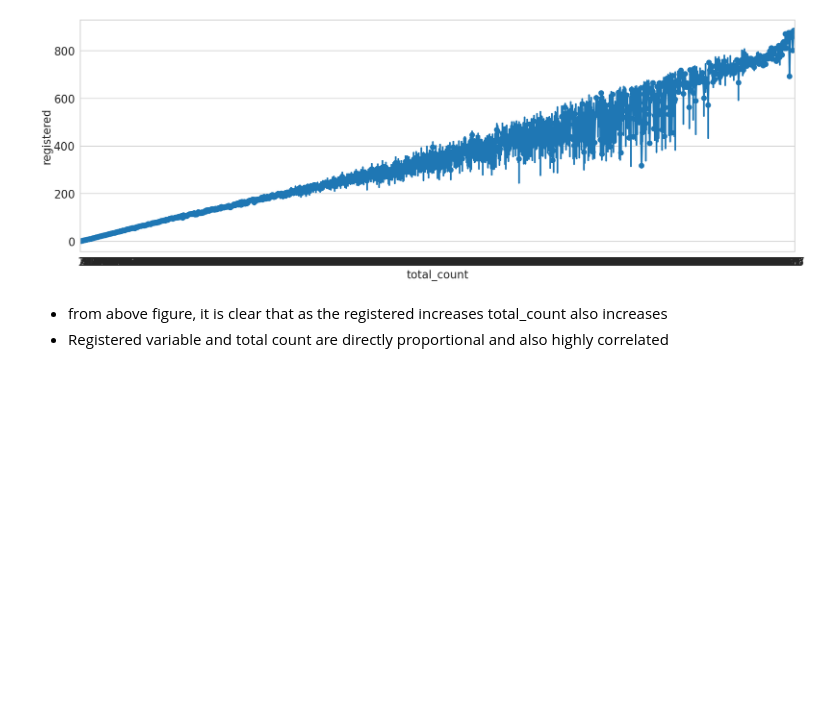
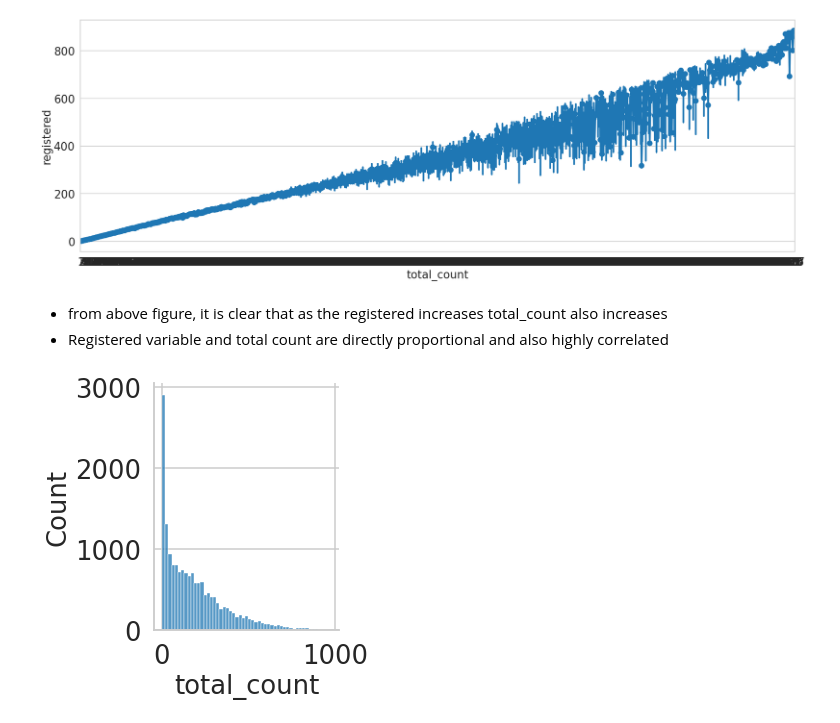
Before and after one commit to rushikeshnaik779/EDA, a Jupyter notebook: Bike_sharing_dataset.ipynb, the cells around one changed output. Drawn from its saved outputs; the diff is of its cells as text; code cells hidden in the pictures; blank space fills up the shorter version.

```diff
--- a/Bike_sharing_dataset.ipynb
+++ b/Bike_sharing_dataset.ipynb
@@ -328,3 +328,8 @@ sns.pointplot(
 # %% [markdown]
 - from above figure, it is clear that as the registered increases total_count also increases
 - Registered variable and total count are directly proportional and also highly correlated
+# %%
+sns.displot(data['total_count'])
+plt.show()
+# %% [output]
+[figure, added]
```
